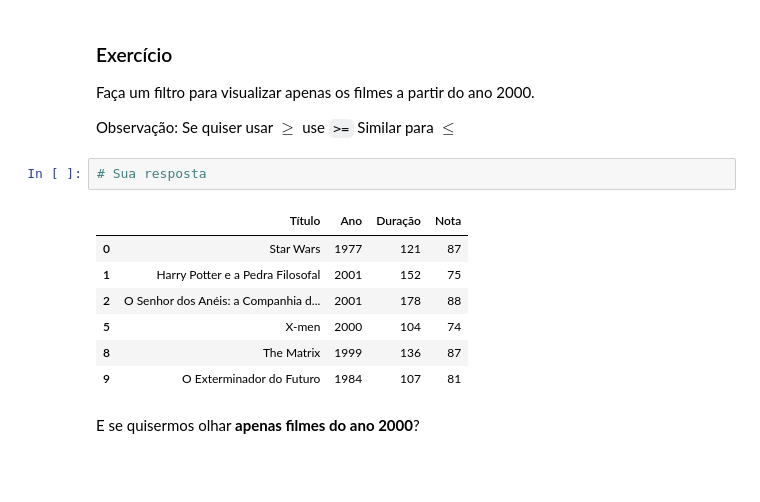
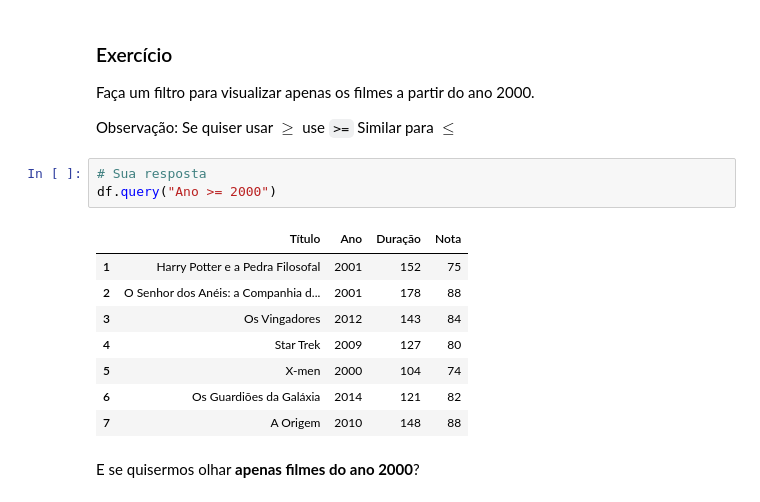
Before and after one commit to lorran77/Atividade-Site, a Jupyter notebook: BCC_04_Bases_Dados(Tabelas)_Manipulacao_Dados.ipynb, the cells around one changed output. Cells and saved outputs as stored; diff of their text form; blank space fills up the shorter version.

```diff
--- a/BCC_04_Bases_Dados(Tabelas)_Manipulacao_Dados.ipynb
+++ b/BCC_04_Bases_Dados(Tabelas)_Manipulacao_Dados.ipynb
@@ -490,14 +491,16 @@ Faça um filtro para visualizar apenas os filmes a partir do ano 2000.
 Observação: Se quiser usar $\geq$ use ``>=`` Similar para $\leq$
 # %%
 # Sua resposta
+df.query("Ano >= 2000")
 # %% [output]
 |  | Título | Ano | Duração | Nota |
-| 0 | Star Wars | 1977 | 121 | 87 |
 | 1 | Harry Potter e a Pedra Filosofal | 2001 | 152 | 75 |
 | 2 | O Senhor dos Anéis: a Companhia d... | 2001 | 178 | 88 |
+| 3 | Os Vingadores | 2012 | 143 | 84 |
+| 4 | Star Trek | 2009 | 127 | 80 |
 | 5 | X-men | 2000 | 104 | 74 |
-| 8 | The Matrix | 1999 | 136 | 87 |
-| 9 | O Exterminador do Futuro | 1984 | 107 | 81 |
+| 6 | Os Guardiões da Galáxia | 2014 | 121 | 82 |
+| 7 | A Origem | 2010 | 148 | 88 |
 # %% [markdown]
 E se quisermos olhar **apenas filmes do ano 2000**?
 # %%
```
Also changed, not shown: parts of 10 cells of this notebook.
